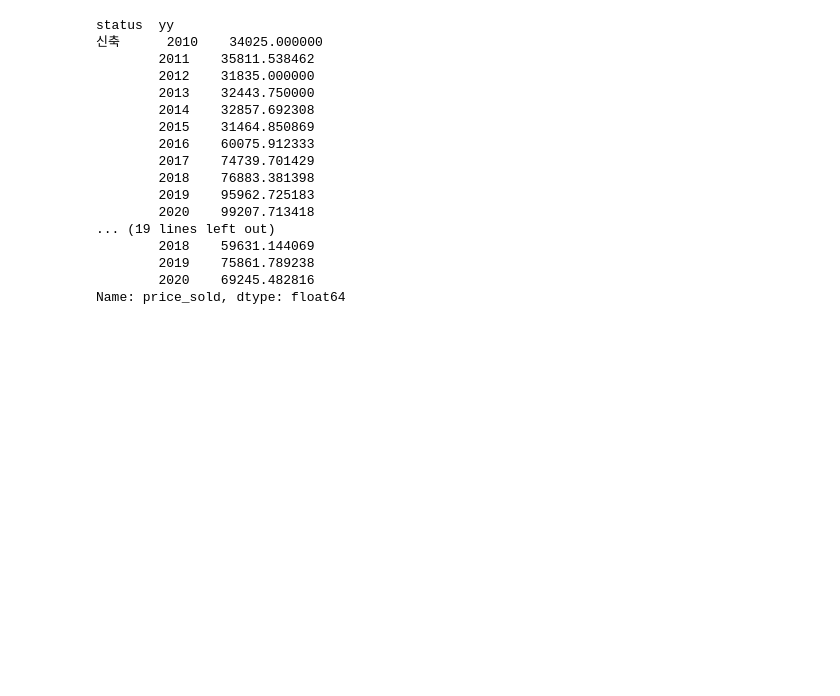
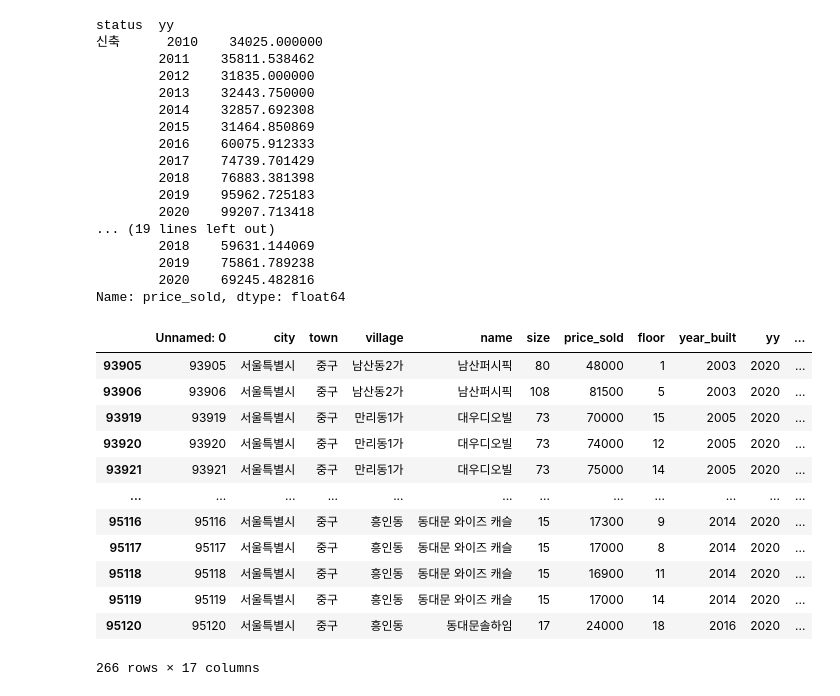
Before and after one commit to Suhhye-kang/Pandas, a Jupyter notebook: Real/0820_apartment.ipynb, the cells around one changed output. Drawn from its saved outputs; the diff is of its cells as text; code cells hidden in the pictures; blank space fills up the shorter version.

```diff
--- a/Real/0820_apartment.ipynb
+++ b/Real/0820_apartment.ipynb
@@ -152,3 +152,23 @@ seven=y20.loc[(y20['price_sold']<90000)&(y20['price_sold']>80000)]
 yongsan7=seven.loc[seven['town']=='용산구']
 # %%
 yongsan7.to_excel('/Users/Kang/Pandas/Real/yongsan9.xlsx')
+# %%
+seven=y20.loc[y20['price_sold']<85000]
+# %%
+jung=seven.loc[seven['town']=='중구']
+# %%
+jung
+# %% [output]
+|  | Unnamed: 0 | city | town | village | name | size | price_sold | floor | year_built | yy | ... |
+| 93905 | 93905 | 서울특별시 | 중구 | 남산동2가 | 남산퍼시픽 | 80 | 48000 | 1 | 2003 | 2020 | ... |
+| 93906 | 93906 | 서울특별시 | 중구 | 남산동2가 | 남산퍼시픽 | 108 | 81500 | 5 | 2003 | 2020 | ... |
+| 93919 | 93919 | 서울특별시 | 중구 | 만리동1가 | 대우디오빌 | 73 | 70000 | 15 | 2005 | 2020 | ... |
+| 93920 | 93920 | 서울특별시 | 중구 | 만리동1가 | 대우디오빌 | 73 | 74000 | 12 | 2005 | 2020 | ... |
+| 93921 | 93921 | 서울특별시 | 중구 | 만리동1가 | 대우디오빌 | 73 | 75000 | 14 | 2005 | 2020 | ... |
+| ... | ... | ... | ... | ... | ... | ... | ... | ... | ... | ... | ... |
+| 95116 | 95116 | 서울특별시 | 중구 | 흥인동 | 동대문 와이즈 캐슬 | 15 | 17300 | 9 | 2014 | 2020 | ... |
+| 95117 | 95117 | 서울특별시 | 중구 | 흥인동 | 동대문 와이즈 캐슬 | 15 | 17000 | 8 | 2014 | 2020 | ... |
+| 95118 | 95118 | 서울특별시 | 중구 | 흥인동 | 동대문 와이즈 캐슬 | 15 | 16900 | 11 | 2014 | 2020 | ... |
+| 95119 | 95119 | 서울특별시 | 중구 | 흥인동 | 동대문 와이즈 캐슬 | 15 | 17000 | 14 | 2014 | 2020 | ... |
+| 95120 | 95120 | 서울특별시 | 중구 | 흥인동 | 동대문솔하임 | 17 | 24000 | 18 | 2016 | 2020 | ... |
+266 rows × 17 columns
```
Also changed, not shown: parts of 3 cells of this notebook, 13 other files.
